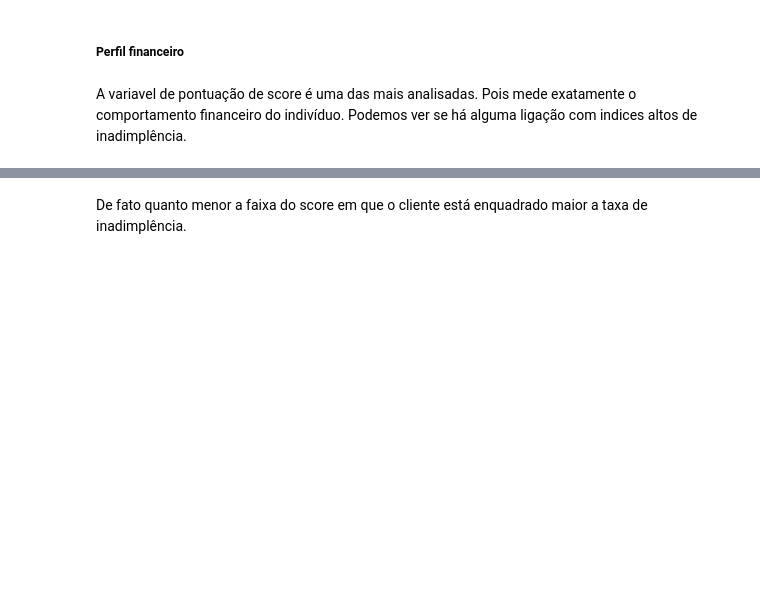
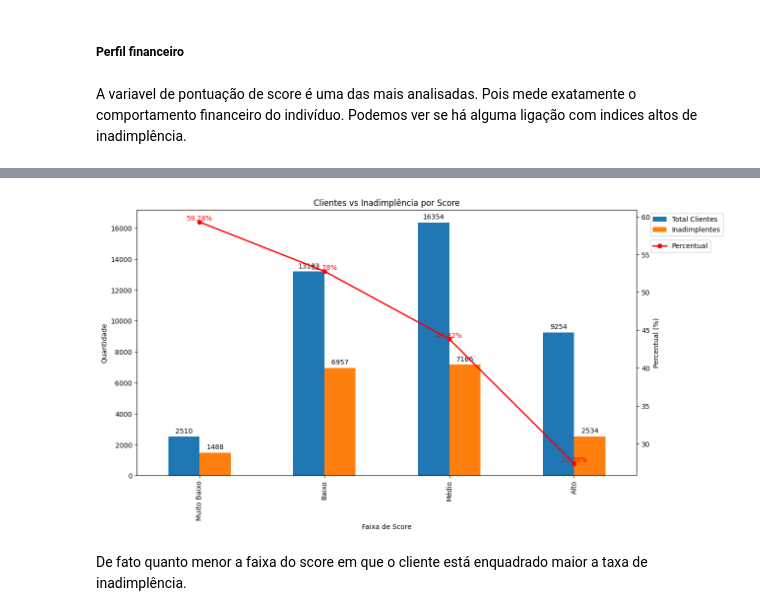
Before and after one commit to allanpatrickm/analise_dados_credito, a Jupyter notebook: analise.ipynb, the cells around one changed output, grey strips where cells are left out. Saved outputs shown, nothing was run; the diff lists cells and outputs as text; code cells hidden in the pictures; blank space fills up the shorter version.

```diff
--- a/analise.ipynb
+++ b/analise.ipynb
@@ -507,6 +619,6 @@ plt.show()
 # %%
 clientes['faixa_score'] = pd.cut(
-    filtro['score'],
+    clientes['score'],
     bins=[0,300,500,700,1000],
     labels=[
         'Muito Baixo',
@@ -586,33 +698,35 @@ percentual.plot(
 )
 
 ax2.set_ylabel('Percentual (%)')
 
 # rótulos da linha
 for i, valor in enumerate(percentual):
     ax2.text(
         i,
         valor,
         f'{valor:.2f}%',
         color='red',
         ha='center',
         va='bottom'
     )
 
 # legendas fora
 ax1.legend(
     loc='upper left',
     bbox_to_anchor=(1.02, 1)
 )
 
 ax2.legend(
     ['Percentual'],
     loc='upper left',
     bbox_to_anchor=(1.02, 0.9)
 )
 
 plt.subplots_adjust(right=0.85)
 
 plt.show()
+# %% [output]
+[figure, added]
 # %% [markdown]
 De fato quanto menor a faixa do score em que o cliente está enquadrado maior a taxa de inadimplência.
 # %% [markdown]
```
Also changed, not shown: parts of 24 cells of this notebook.
